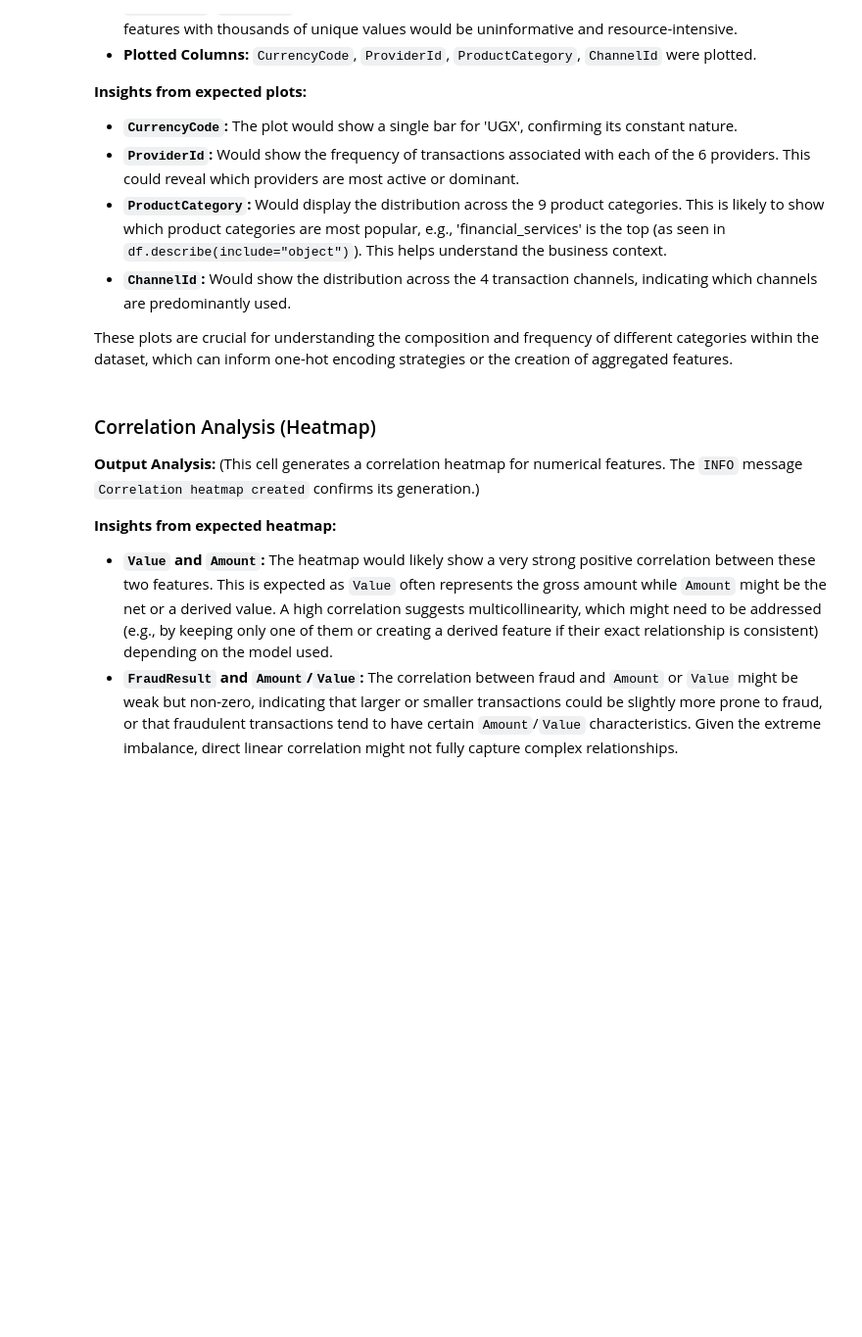
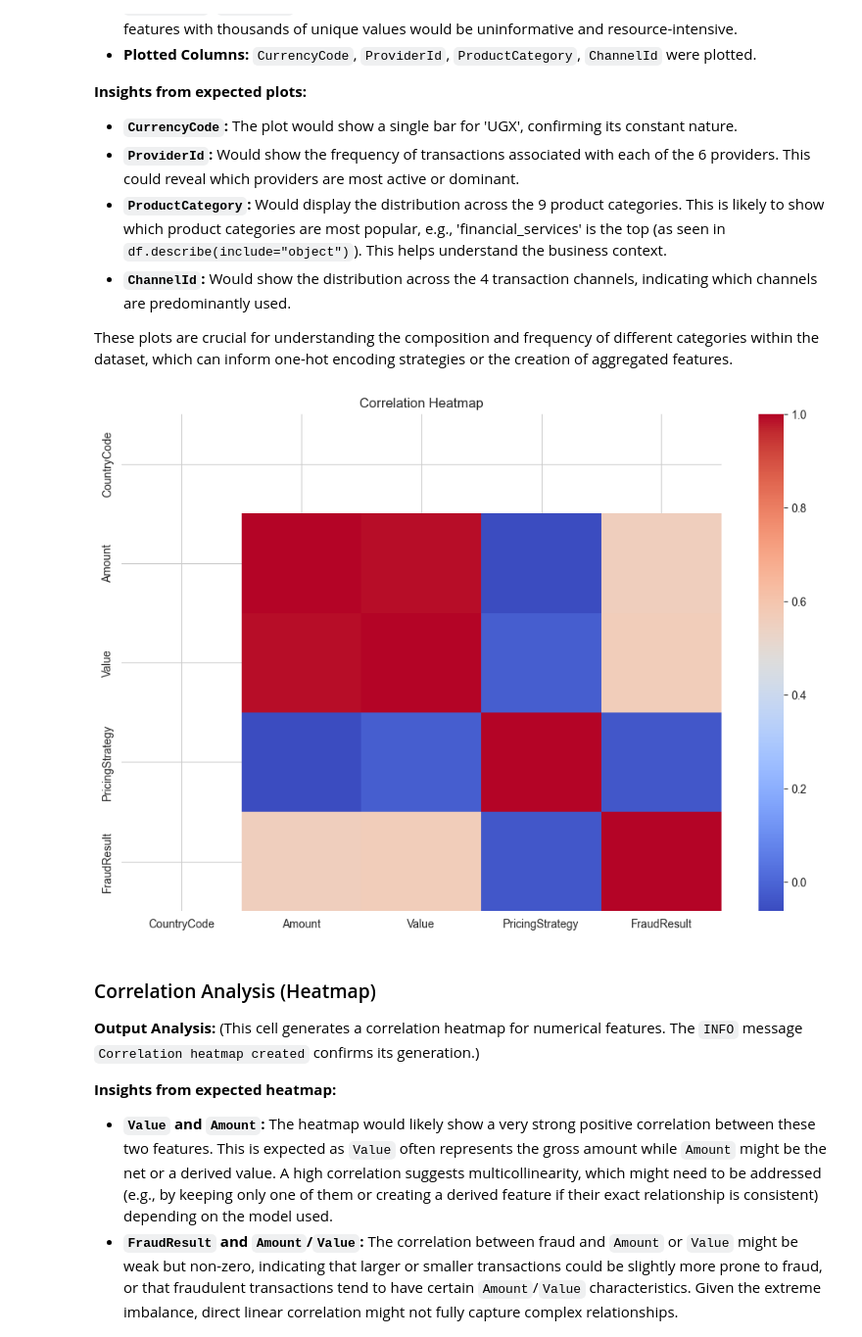
Before and after one commit to edent4313-star/credit-risk-model, a Jupyter notebook: notebooks/eda_final.ipynb, the cells around one changed output. Shown at 98% size. Saved outputs shown, nothing was run; the diff lists cells and outputs as text; code cells hidden in the pictures; blank space fills up the shorter version.

```diff
--- a/notebooks/eda_final.ipynb
+++ b/notebooks/eda_final.ipynb
@@ -303,7 +455,25 @@ plot_categorical_distribution(df)
 
 These plots are crucial for understanding the composition and frequency of different categories within the dataset, which can inform one-hot encoding strategies or the creation of aggregated features.
 # %%
-plot_correlation_heatmap(df)
+numerical_cols = df.select_dtypes(
+    include='number'
+).columns
+
+corr_matrix = df[numerical_cols].corr()
+
+plt.figure(figsize=(12,8))
+
+sns.heatmap(
+    corr_matrix,
+    cmap='coolwarm',
+    annot=False
+)
+
+plt.title("Correlation Heatmap")
+
+plt.show()
+# %% [output]
+[figure, added]
 # %% [markdown]
 ### Correlation Analysis (Heatmap)
 
```
Also changed, not shown: parts of 15 cells of this notebook.
